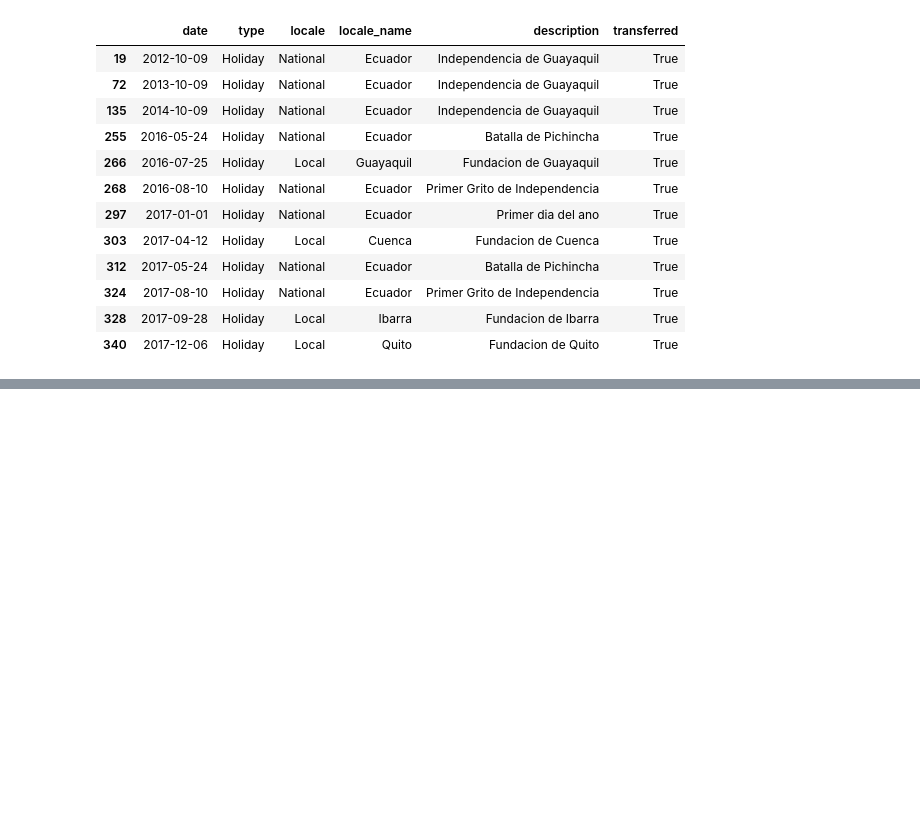
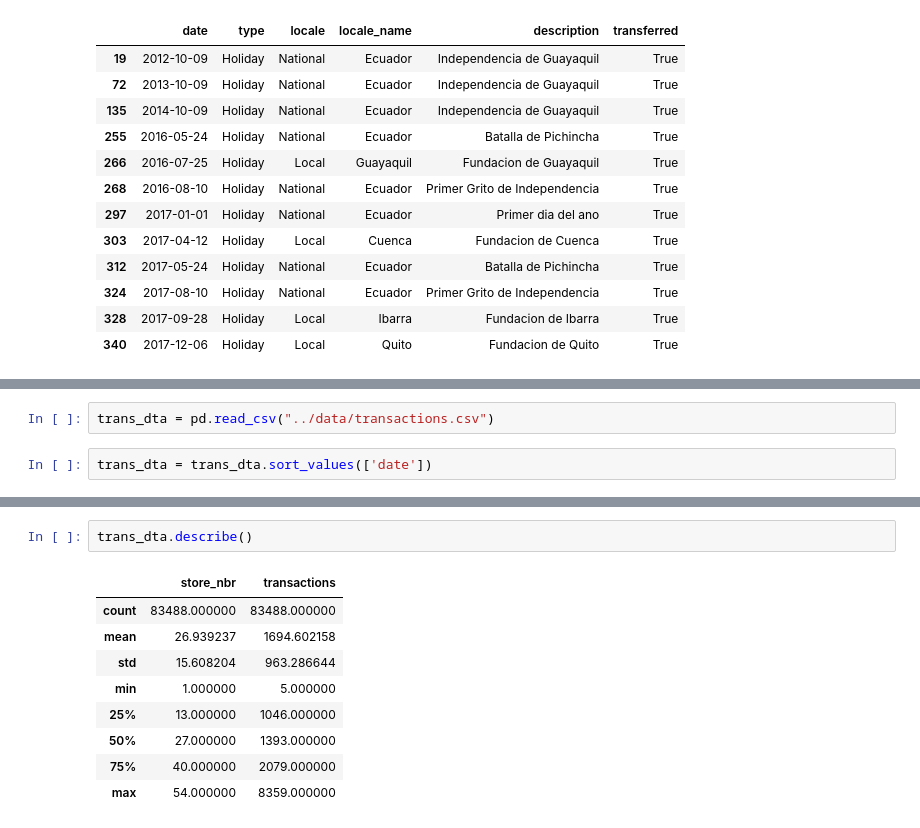
Before and after one commit to TirthVamja/Store_Sales_TSF_Kaggle, a Jupyter notebook: notebook/data_exploration.ipynb, the cells around one changed output, grey strips where cells are left out. Cells and saved outputs as stored; diff of their text form; blank space fills up the shorter version.

Commit message:
exploring_transactions

```diff
--- a/notebook/data_exploration.ipynb
+++ b/notebook/data_exploration.ipynb
@@ -180,0 +189,4 @@ holiday_dta[holiday_dta['transferred']==False][holiday_dta['type']=='Transfer']
+# %%
+trans_dta = pd.read_csv("../data/transactions.csv")
+# %%
+trans_dta = trans_dta.sort_values(['date'])
@@ -180,0 +251,12 @@ holiday_dta[holiday_dta['transferred']==False][holiday_dta['type']=='Transfer']
+# %%
+trans_dta.describe()
+# %% [output]
+|  | store_nbr | transactions |
+| count | 83488.000000 | 83488.000000 |
+| mean | 26.939237 | 1694.602158 |
+| std | 15.608204 | 963.286644 |
+| min | 1.000000 | 5.000000 |
+| 25% | 13.000000 | 1046.000000 |
+| 50% | 27.000000 | 1393.000000 |
+| 75% | 40.000000 | 2079.000000 |
+| max | 54.000000 | 8359.000000 |
```
Also changed, not shown: parts of 9 cells of this notebook.
